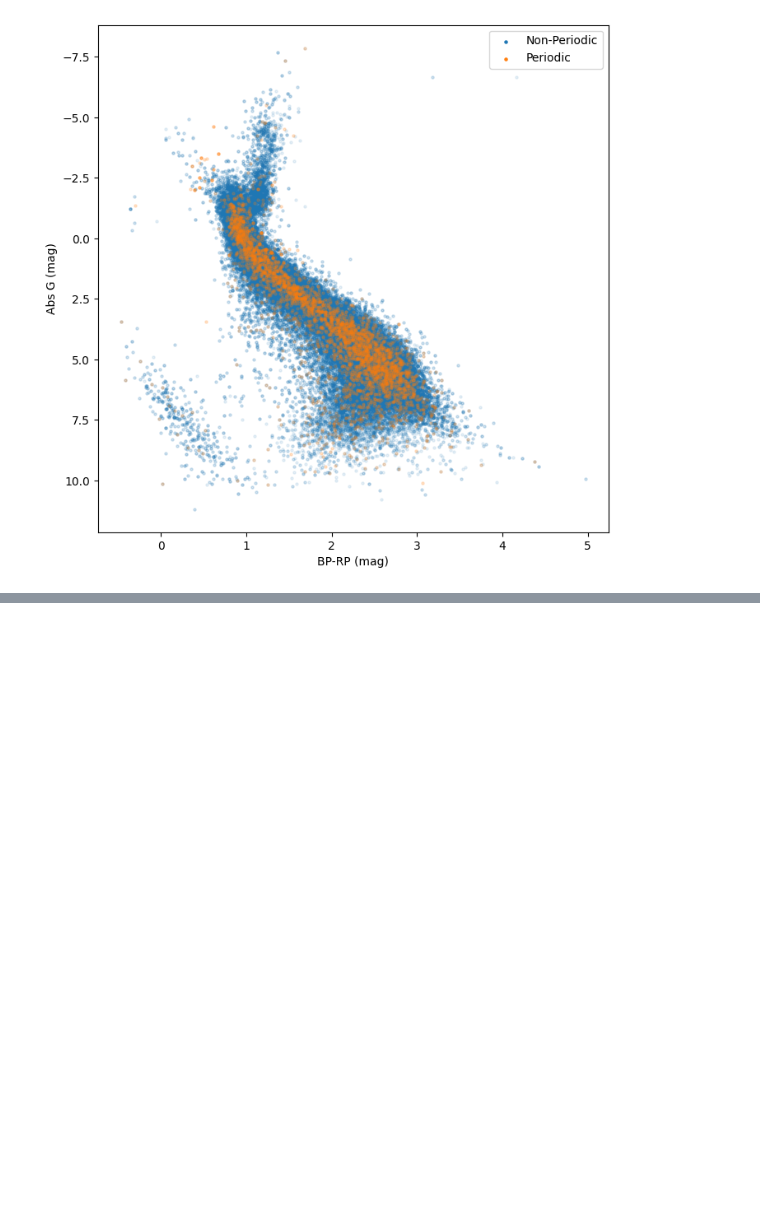
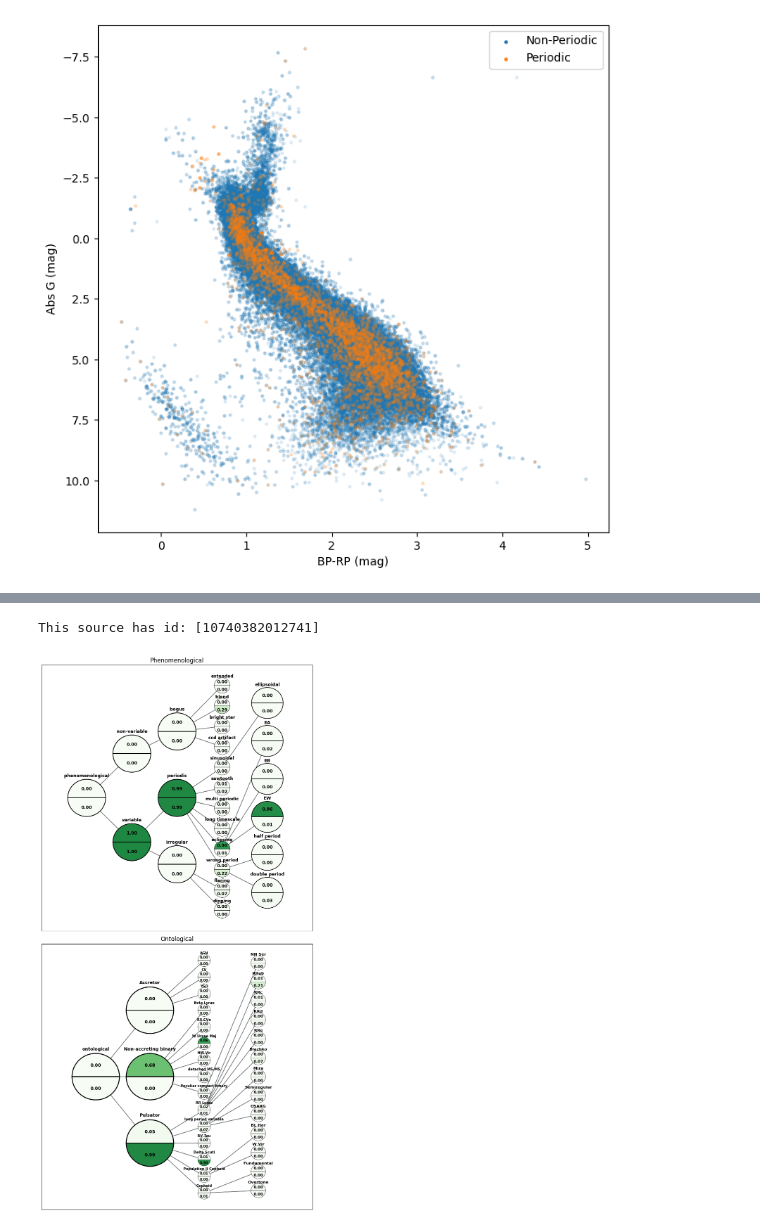
Before and after one commit to DanielWarshofsky/SCoPe_tools, a Jupyter notebook: db_scope_search.ipynb, the cells around one changed output, grey strips where cells are left out. Saved outputs shown, nothing was run; the diff lists cells and outputs as text; code cells hidden in the pictures; blank space fills up the shorter version.

```diff
--- a/db_scope_search.ipynb
+++ b/db_scope_search.ipynb
@@ -282,0 +294,11 @@ ax.invert_yaxis()
+# %%
+#First lets find some sources that are interesting
+fields=[740]
+#look for some very short period sources
+periodic={'$and':[
+                    {'period':{'$lt':.2}},
+                    {'pnp_dnn':{'$gt':.7}},
+                    {'pnp_xgb':{'$gt':.7}}
+                ]
+            }
+periodic_data=C.search_by_classification(fields,filter_stage=periodic)
@@ -282,0 +321,5 @@ ax.invert_yaxis()
+# %%
+# now lets filter for only the most significant periods
+q='significance_ELS > 100 & significance_EAOV >100 & significance_ECE >30 & significance_ELS_ECE_EAOV > 100' #this is arbitrary, just to find the source that I want
+periodic_data_high_sig=periodic_data.query(q).reset_index(drop=True)
+periodic_data_high_sig
@@ -282,0 +340,29 @@ ax.invert_yaxis()
+# %%
+#Look at the rows one by one untill we find something cool
+
+row=periodic_data_high_sig[0:1]
+print(f"This source has id: {row['_id'].values}")
+
+with open('./all_tax.yaml') as config_yaml:
+    full_tree = yaml.load(config_yaml, Loader=yaml.FullLoader)
+copy_tree=copy.deepcopy(full_tree)
+# get just the Phenomenological tree
+ph_tree=copy_tree['children'][0]
+# get just the Ontological tree
+on_tree=copy_tree['children'][1]
+fig,axs=plt.subplots(2,figsize=(8,16))
+
+s_ph={'skip_text':False,'cm':"Greens"}
+s_on={'skip_text':False,'cm':"Greens"}
+axs[0].set_title('Phenomenological')
+plot_classifications(axs[0],row,ph_tree,sep=.3,settings=s_ph)
+axs[1].set_title('Ontological')
+plot_classifications(axs[1],row,on_tree,sep=.3,settings=s_on)
+axs[0].set_xticks([])
+axs[0].set_yticks([])
+axs[1].set_xticks([])
+axs[1].set_yticks([])
+plt.tight_layout()
+# %% [output]
+This source has id: [10740382012741]
+[figure, added]
```
Also changed, not shown: parts of 20 cells of this notebook.
